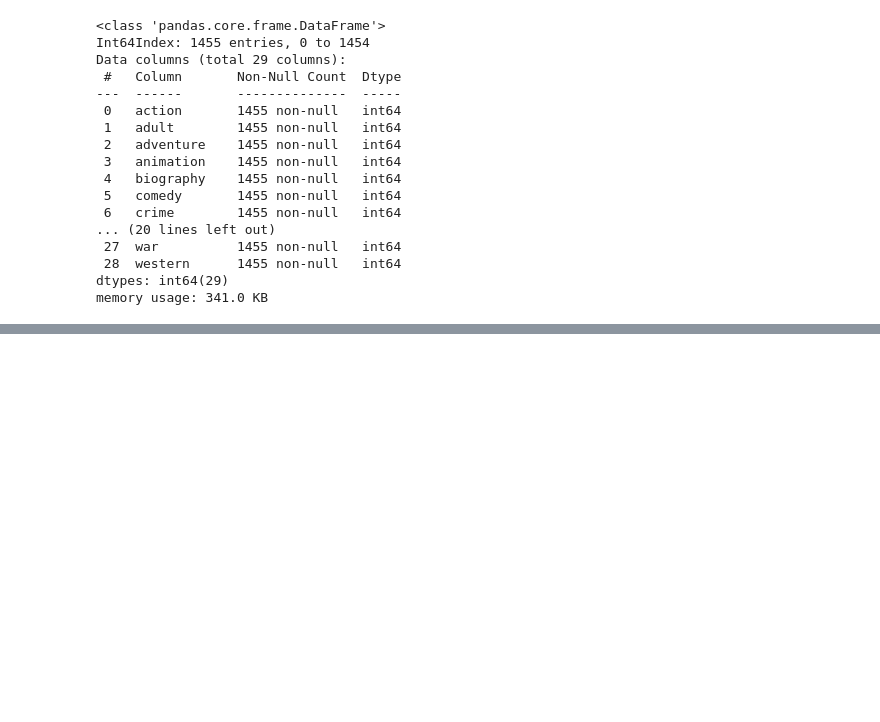
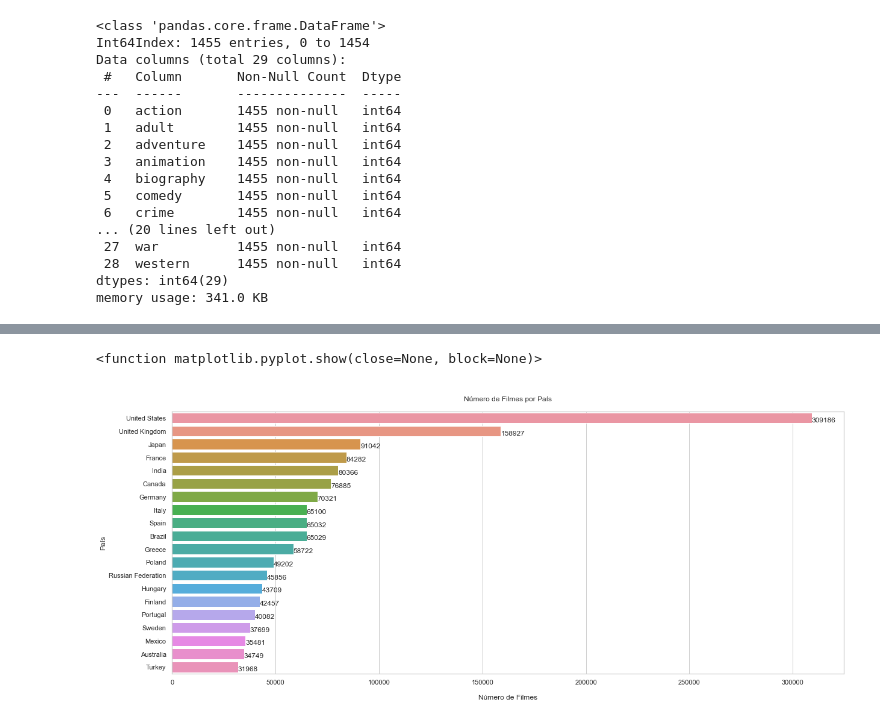
Before and after one commit to higorcamelo/analise-dados-python, a Jupyter notebook: analise_IMDB/analise_imdb.ipynb, the cells around one changed output, grey strips where cells are left out. Saved outputs shown, nothing was run; the diff lists cells and outputs as text; code cells hidden in the pictures; blank space fills up the shorter version.

```diff
--- a/analise_IMDB/analise_imdb.ipynb
+++ b/analise_IMDB/analise_imdb.ipynb
@@ -192,0 +188,4 @@ plt.show
+# %%
+# Visualização apenas por siglas atrapalha a interpretação
+resultadoPaises = pd.read_sql_query(consultaPaises, conexao)
+display(resultadoPaises)
@@ -192,0 +206,23 @@ plt.show
+# %%
+# Listas auxiliares
+nomes_paises = []
+contagem = []
+
+# Loop para obter o país de acordo com a região
+for i in range (resultadoPaises.shape[0]):
+    try:
+        coun = resultadoPaises['region'].values[i]
+        nomes_paises.append(pycountry.countries.get(alpha_2 = coun).name) # Usa-se o pycountry para converter as siglas em nomes de países
+        contagem.append(resultadoPaises['Number_of_movies'].values[i])
+    except:
+        continue
+# %%
+# Preparação do dataframe
+df_filmes_paises = pd.DataFrame()
+df_filmes_paises['country'] = nomes_paises
+df_filmes_paises['Movie_Count'] = contagem
+
+# Ordenação dos resultados
+df_filmes_paises = df_filmes_paises.sort_values(by = 'Movie_Count', ascending = False)
+
+df_filmes_paises.head(100)
@@ -192,0 +243,17 @@ plt.show
+# %%
+# Criação do gráfico
+plt.figure(figsize = (20,8))
+
+sns.barplot(y = df_filmes_paises[:20].country, x = df_filmes_paises[:20].Movie_Count, orient = 'h')
+
+for i in range(0,20):
+    plt.text(df_filmes_paises.Movie_Count[df_filmes_paises.index[i]]-1,
+    i + 0.30, round(df_filmes_paises["Movie_Count"][df_filmes_paises.index[i]],2))
+
+plt.ylabel('País')
+plt.xlabel('\nNúmero de Filmes')
+plt.title('\nNúmero de Filmes por País\n')
+plt.show
+# %% [output]
+<function matplotlib.pyplot.show(close=None, block=None)>
+[figure, added]
```
Also changed, not shown: parts of 6 cells of this notebook.
